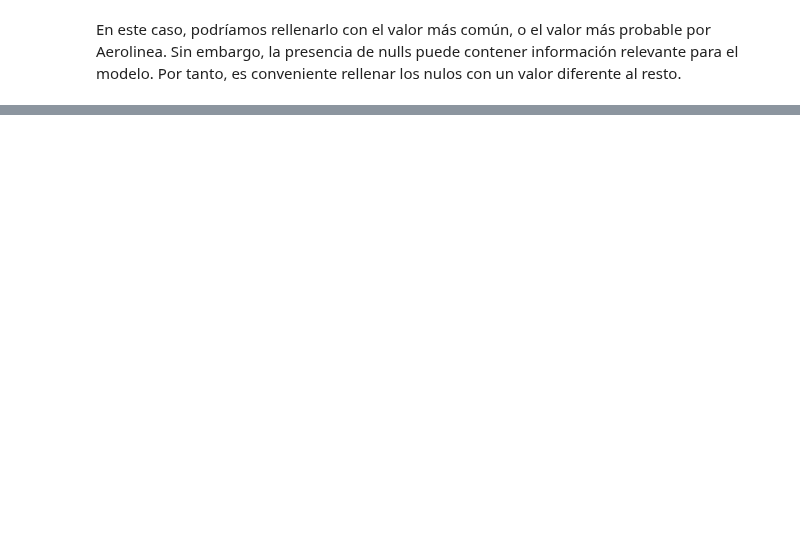
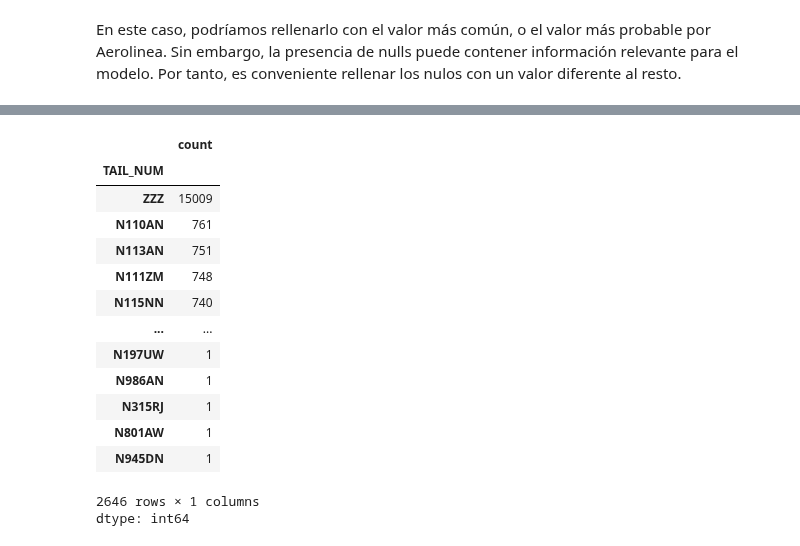
Before and after one commit to KARENCMP82/Python, a Jupyter notebook: Clasificacion_Clase.ipynb, the cells around one changed output, grey strips where cells are left out. Cells and saved outputs as stored; diff of their text form; code cells hidden in the pictures; blank space fills up the shorter version.

```diff
--- a/Clasificacion_Clase.ipynb
+++ b/Clasificacion_Clase.ipynb
@@ -393,0 +500,9 @@ df.drop(nom_variance_atribuetes, axis=1, inplace=True)
+# %%
+df['Year'] = df['FL_DATE'].dt.year
+df['Day'] = df['FL_DATE'].dt.day  #  column name to 'Day'
+df['Month'] = df['FL_DATE'].dt.month #  column name to 'Month'
+df['Quarter'] = df['FL_DATE'].dt.quarter #  column name to 'Quarter'
+df['Weekday'] = df['FL_DATE'].dt.weekday #  column name to 'Weekday'
+# %%
+#eliminamos la variable inicial par no tener errores
+df.drop('FL_DATE', axis=1, inplace=True)
@@ -393,0 +534,19 @@ df.drop(nom_variance_atribuetes, axis=1, inplace=True)
+# %%
+# tail number ohe seria muy grande, tendria column con muy poca variancia
+df['TAIL_NUM'].value_counts(dropna=False)
+# %% [output]
+|  | count |
+| TAIL_NUM |  |
+| ZZZ | 15009 |
+| N110AN | 761 |
+| N113AN | 751 |
+| N111ZM | 748 |
+| N115NN | 740 |
+| ... | ... |
+| N197UW | 1 |
+| N986AN | 1 |
+| N315RJ | 1 |
+| N801AW | 1 |
+| N945DN | 1 |
+2646 rows × 1 columns
+dtype: int64
```
Also changed, not shown: parts of 22 cells of this notebook.
